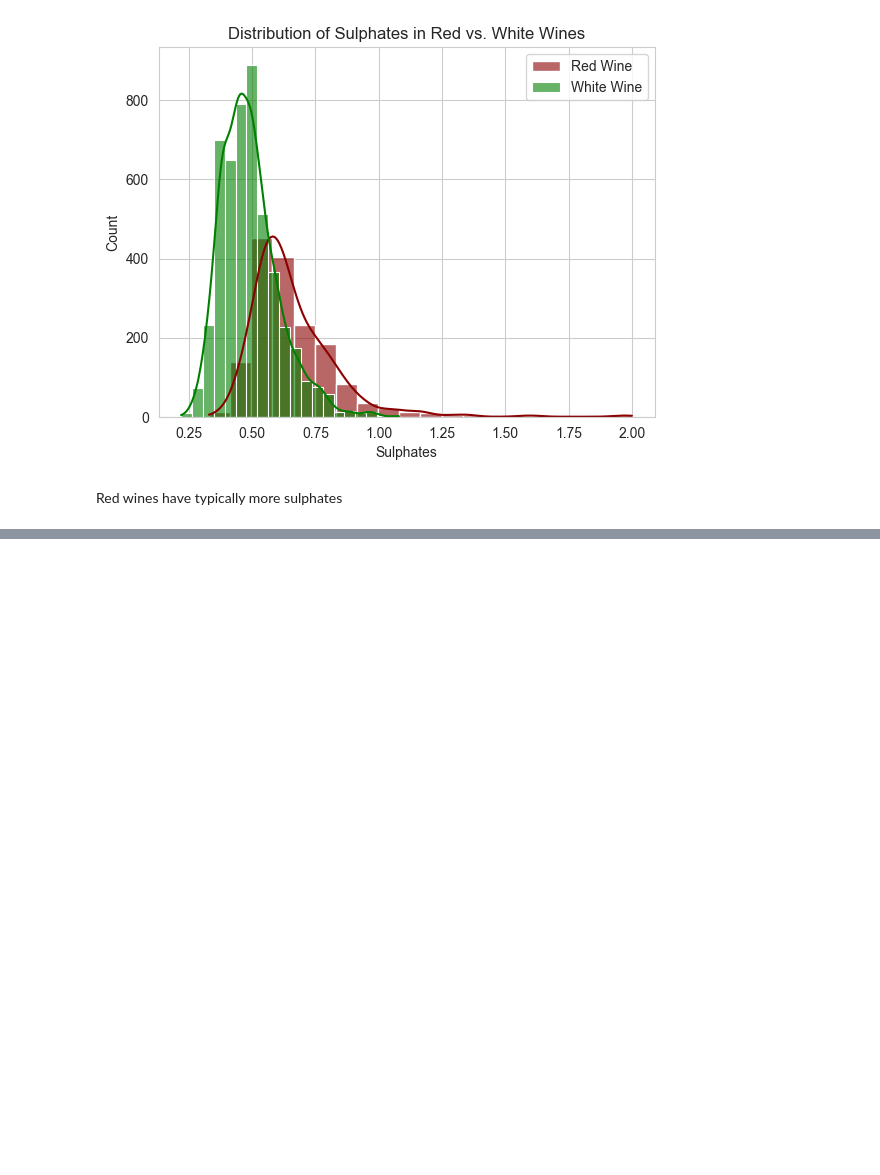
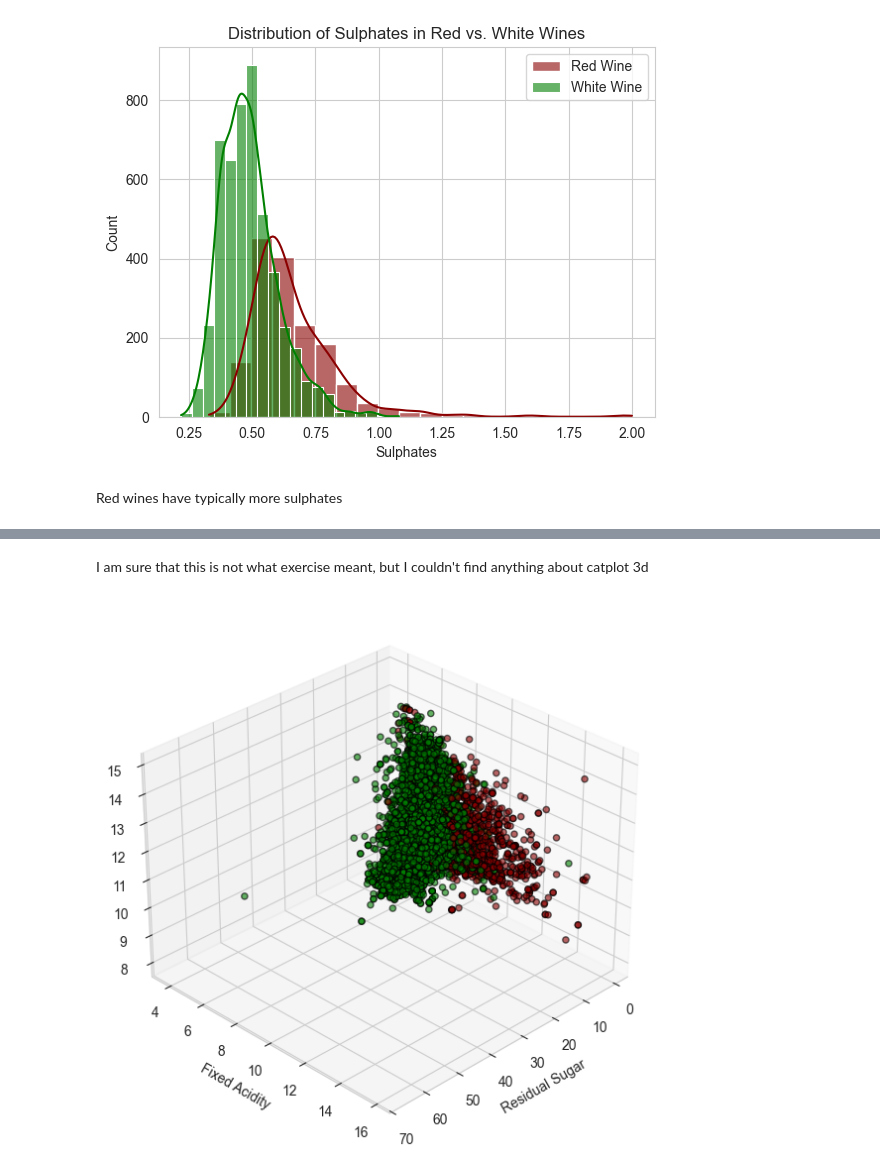
Before and after one commit to Spontaniczny/Data-Visualization, a Jupyter notebook: lab1/lab1.ipynb, the cells around one changed output, grey strips where cells are left out. Cells and saved outputs as stored; diff of their text form; code cells hidden in the pictures; blank space fills up the shorter version.

```diff
--- a/lab1/lab1.ipynb
+++ b/lab1/lab1.ipynb
@@ -381,0 +417,18 @@ Red wines have typically more sulphates
+# %% [markdown]
+I am sure that this is not what exercise meant, but I couldn't find anything about catplot 3d
+# %%
+fig = plt.figure(figsize=(10, 7))
+ax = fig.add_subplot(111, projection="3d")
+
+ax.scatter(wines["residual sugar"], wines["fixed acidity"], wines["alcohol"],
+           c=wines["wine_type"].map({"red": "darkred", "white": "green"}), alpha=0.6, edgecolors="k")
+
+ax.set_xlabel("Residual Sugar")
+ax.set_ylabel("Fixed Acidity")
+ax.set_zlabel("Alcohol")
+
+ax.view_init(elev=30, azim=45, roll=0)
+
+plt.show()
+# %% [output]
+[figure, added]
```
Also changed, not shown: parts of 19 cells of this notebook.
